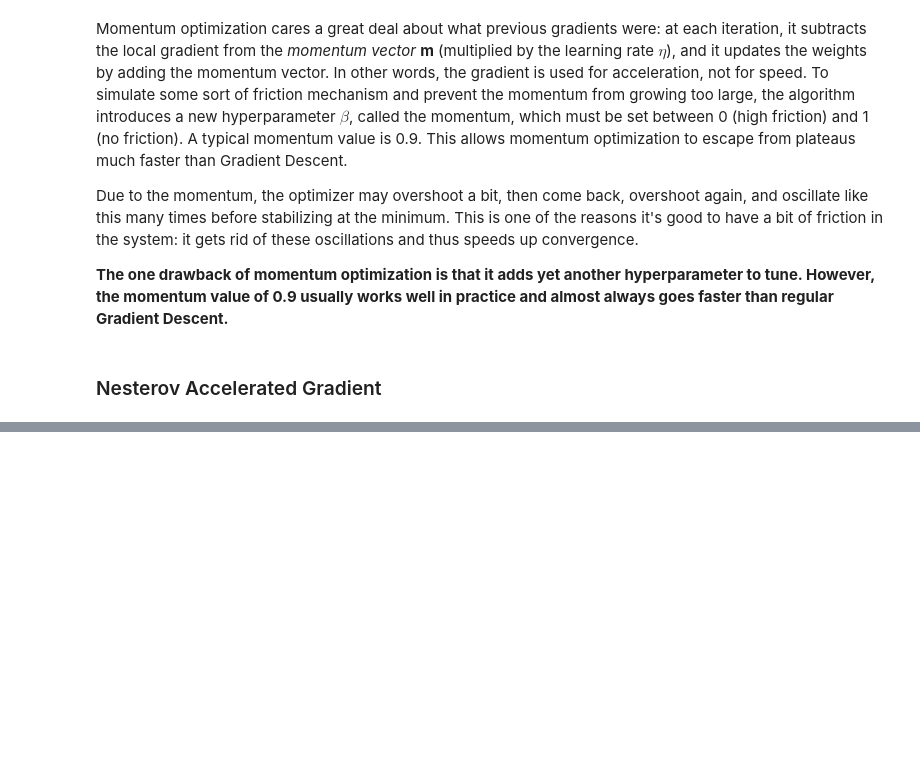
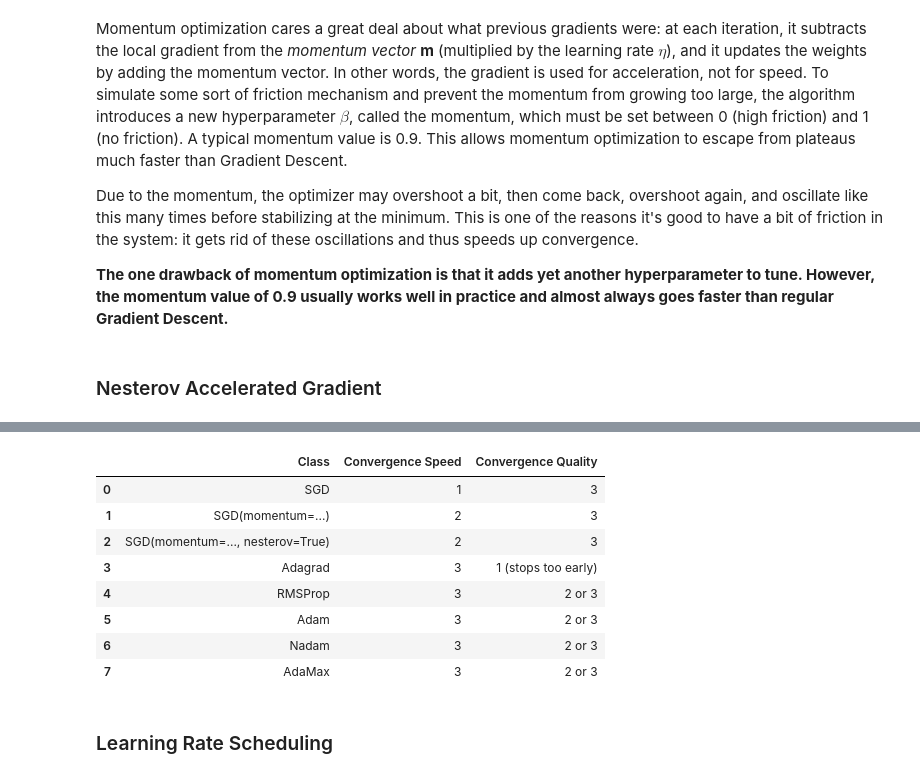
Before and after one commit to HyerQuality/O-Reilly-Hands-On-Machine-Learning, a Jupyter notebook: Chapter 11 - Training Deep Neural Networks/Lecture_And_Exercises.ipynb, the cells around one changed output, grey strips where cells are left out. Cells and saved outputs as stored; diff of their text form; code cells hidden in the pictures; blank space fills up the shorter version.

```diff
--- a/Chapter 11 - Training Deep Neural Networks/Lecture_And_Exercises.ipynb
+++ b/Chapter 11 - Training Deep Neural Networks/Lecture_And_Exercises.ipynb
@@ -319,0 +363,28 @@ optimizer = tf.keras.optimizers.SGD(learning_rate=0.001, momentum=0.9)
+# %%
+# Summary of optimizer discussed. (1 is bad, 2 is average, 3 is good)
+summary = pd.DataFrame(
+    columns=['Class', 'Convergence Speed', 'Convergence Quality'],
+    data=np.array([
+        ['SGD', 1, 3],
+        ['SGD(momentum=...)', 2, 3],
+        ['SGD(momentum=..., nesterov=True)', 2, 3],
+        ['Adagrad', 3, '1 (stops too early)'],
+        ['RMSProp', 3, '2 or 3'],
+        ['Adam', 3, '2 or 3'],
+        ['Nadam', 3, '2 or 3'],
+        ['AdaMax', 3, '2 or 3'],
+    ])
+)
+summary
+# %% [output]
+|  | Class | Convergence Speed | Convergence Quality |
+| 0 | SGD | 1 | 3 |
+| 1 | SGD(momentum=...) | 2 | 3 |
+| 2 | SGD(momentum=..., nesterov=True) | 2 | 3 |
+| 3 | Adagrad | 3 | 1 (stops too early) |
+| 4 | RMSProp | 3 | 2 or 3 |
+| 5 | Adam | 3 | 2 or 3 |
+| 6 | Nadam | 3 | 2 or 3 |
+| 7 | AdaMax | 3 | 2 or 3 |
+# %% [markdown]
+### Learning Rate Scheduling
```
Also changed, not shown: parts of 12 cells of this notebook.
